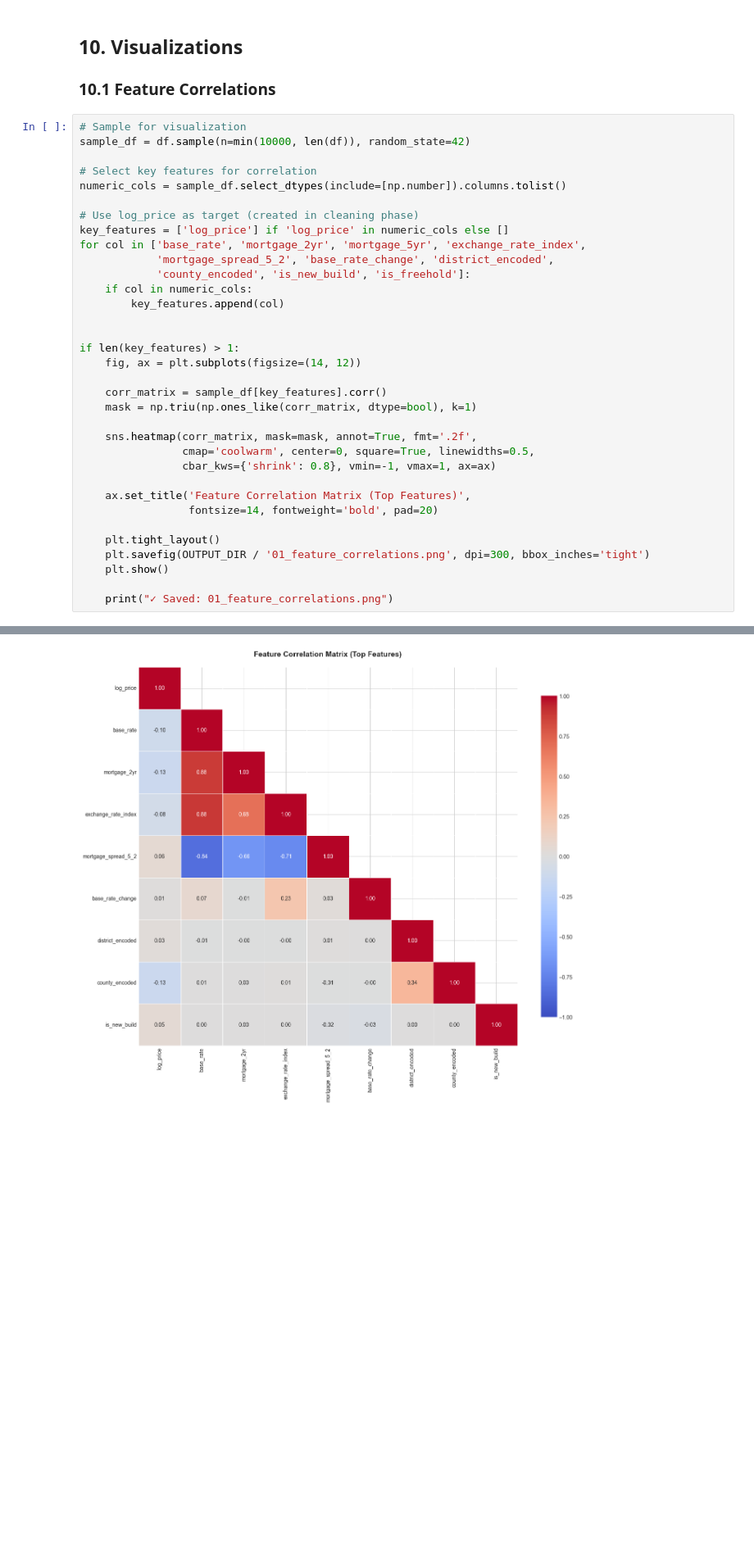
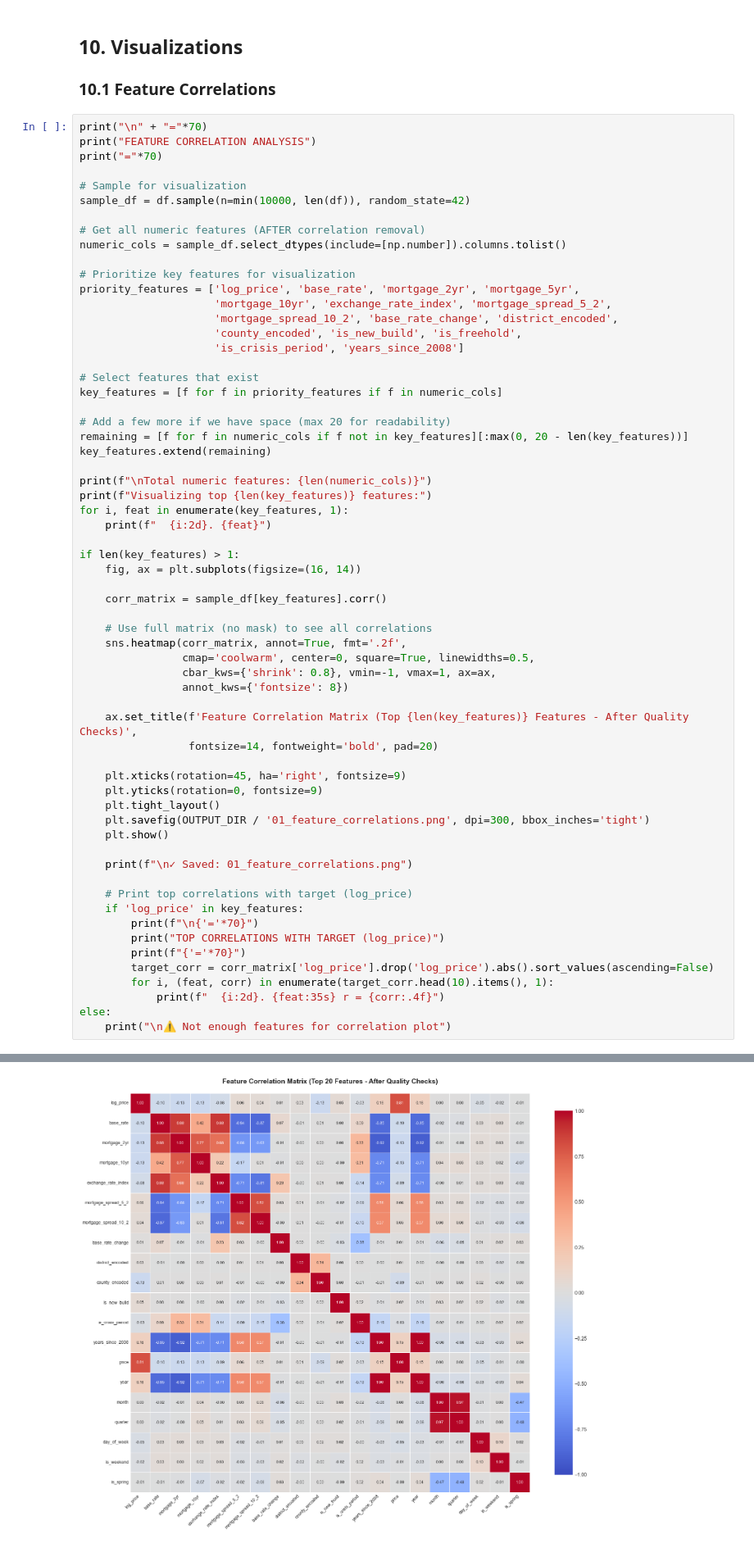
Before and after one commit to JoNaulaerts/Machine-Learning-Project-TM-2025, a Jupyter notebook: Dataset_1_UK_Housing/Code/05_feature_engineering.ipynb, the cells around one changed output, grey strips where cells are left out. Shown at 82% size. Drawn from its saved outputs; the diff is of its cells as text; blank space fills up the shorter version.

```diff
--- a/Dataset_1_UK_Housing/Code/05_feature_engineering.ipynb
+++ b/Dataset_1_UK_Housing/Code/05_feature_engineering.ipynb
@@ -498,37 +523,65 @@ Dataset Statistics:
 
 ### 10.1 Feature Correlations
 # %%
+print("\n" + "="*70)
+print("FEATURE CORRELATION ANALYSIS")
+print("="*70)
+
 # Sample for visualization
 sample_df = df.sample(n=min(10000, len(df)), random_state=42)
 
-# Select key features for correlation
+# Get all numeric features (AFTER correlation removal)
 numeric_cols = sample_df.select_dtypes(include=[np.number]).columns.tolist()
 
-# Use log_price as target (created in cleaning phase)
-key_features = ['log_price'] if 'log_price' in numeric_cols else []
-for col in ['base_rate', 'mortgage_2yr', 'mortgage_5yr', 'exchange_rate_index',
-            'mortgage_spread_5_2', 'base_rate_change', 'district_encoded',
-            'county_encoded', 'is_new_build', 'is_freehold']:
-    if col in numeric_cols:
-        key_features.append(col)
+# Prioritize key features for visualization
+priority_features = ['log_price', 'base_rate', 'mortgage_2yr', 'mortgage_5yr',
+                     'mortgage_10yr', 'exchange_rate_index', 'mortgage_spread_5_2',
+                     'mortgage_spread_10_2', 'base_rate_change', 'district_encoded',
+                     'county_encoded', 'is_new_build', 'is_freehold',
+                     'is_crisis_period', 'years_since_2008']
 
+# Select features that exist
+key_features = [f for f in priority_features if f in numeric_cols]
+
+# Add a few more if we have space (max 20 for readability)
+remaining = [f for f in numeric_cols if f not in key_features][:max(0, 20 - len(key_features))]
+key_features.extend(remaining)
+
+print(f"\nTotal numeric features: {len(numeric_cols)}")
+print(f"Visualizing top {len(key_features)} features:")
+for i, feat in enumerate(key_features, 1):
+    print(f"  {i:2d}. {feat}")
 
 if len(key_features) > 1:
-    fig, ax = plt.subplots(figsize=(14, 12))
+    fig, ax = plt.subplots(figsize=(16, 14))
 
     corr_matrix = sample_df[key_features].corr()
-    mask = np.triu(np.ones_like(corr_matrix, dtype=bool), k=1)
 
-    sns.heatmap(corr_matrix, mask=mask, annot=True, fmt='.2f',
+    # Use full matrix (no mask) to see all correlations
+    sns.heatmap(corr_matrix, annot=True, fmt='.2f',
                 cmap='coolwarm', center=0, square=True, linewidths=0.5,
-                cbar_kws={'shrink': 0.8}, vmin=-1, vmax=1, ax=ax)
+                cbar_kws={'shrink': 0.8}, vmin=-1, vmax=1, ax=ax,
+                annot_kws={'fontsize': 8})
 
-    ax.set_title('Feature Correlation Matrix (Top Features)',
+    ax.set_title(f'Feature Correlation Matrix (Top {len(key_features)} Features - After Quality Checks)',
                  fontsize=14, fontweight='bold', pad=20)
 
+    plt.xticks(rotation=45, ha='right', fontsize=9)
+    plt.yticks(rotation=0, fontsize=9)
     plt.tight_layout()
     plt.savefig(OUTPUT_DIR / '01_feature_correlations.png', dpi=300, bbox_inches='tight')
     plt.show()
 
-    print("✓ Saved: 01_feature_correlations.png")
+    print(f"\n✓ Saved: 01_feature_correlations.png")
+
+    # Print top correlations with target (log_price)
+    if 'log_price' in key_features:
+        print(f"\n{'='*70}")
+        print("TOP CORRELATIONS WITH TARGET (log_price)")
+        print(f"{'='*70}")
+        target_corr = corr_matrix['log_price'].drop('log_price').abs().sort_values(ascending=False)
+        for i, (feat, corr) in enumerate(target_corr.head(10).items(), 1):
+            print(f"  {i:2d}. {feat:35s} r = {corr:.4f}")
+else:
+    print("\n⚠️ Not enough features for correlation plot")
 # %% [output]
@@ -535 +605 @@ if len(key_features) > 1:
-[figure, old version]
+[figure, new version]
```
Also changed, not shown: parts of 3 cells of this notebook, 3 other files.
